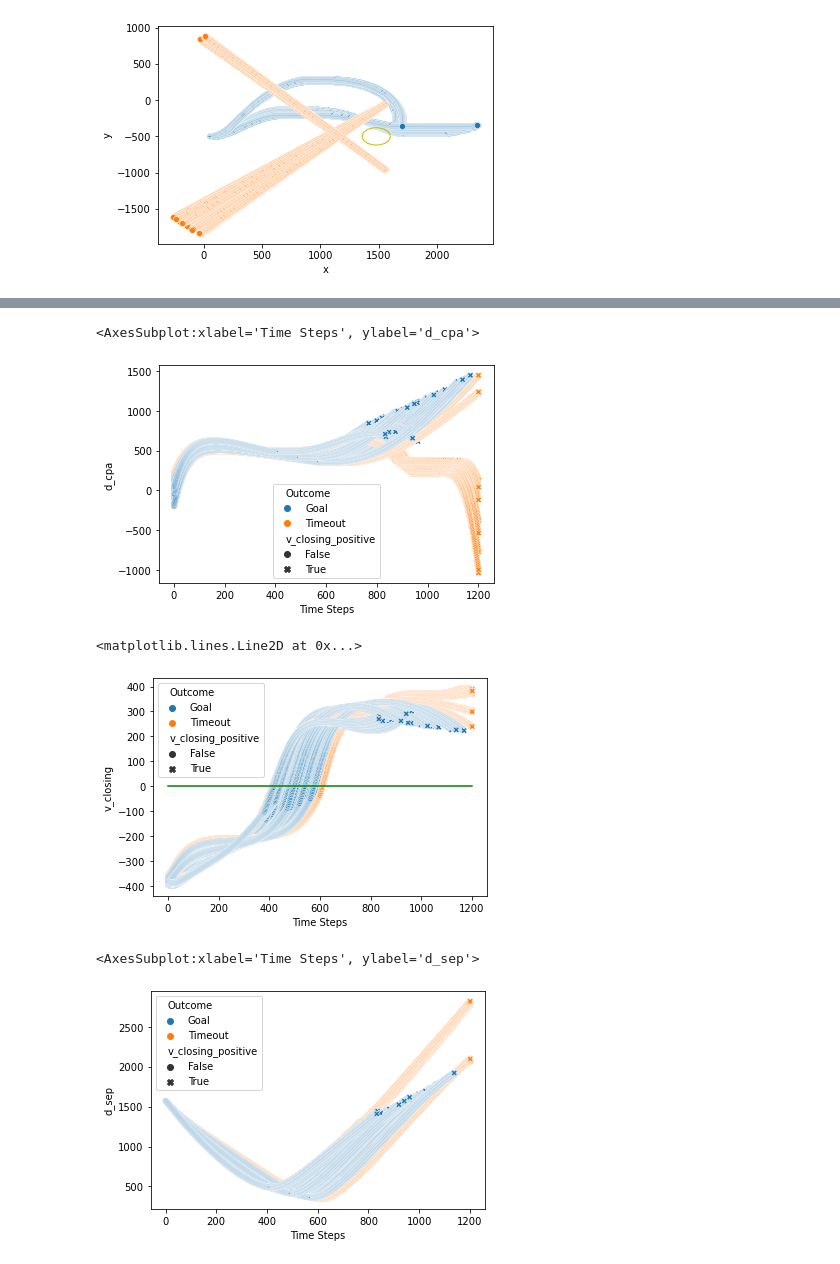
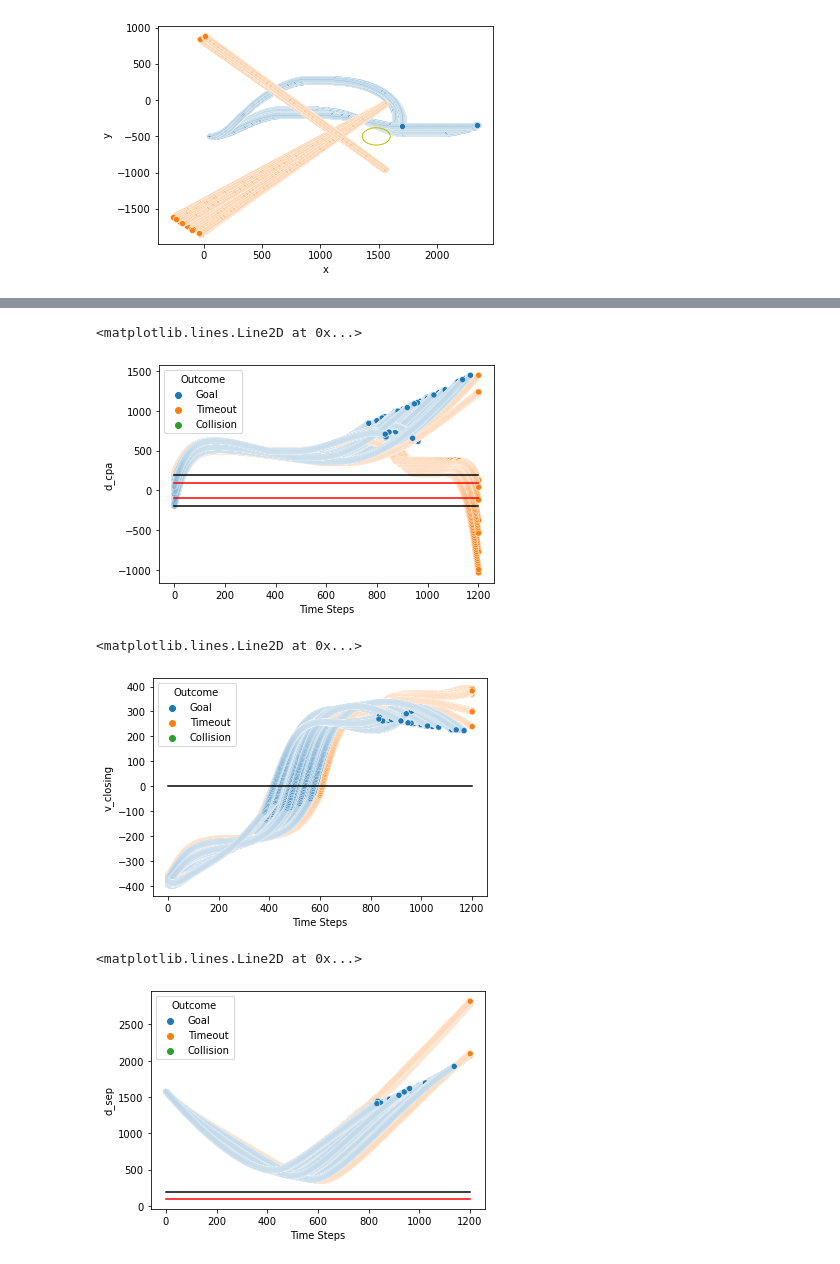
Before and after one commit to Christos-14/gym-ACAS2D, a Jupyter notebook: notebooks/simulation_ACAS2D_PPO_1048576_7_100.ipynb, the cells around one changed output, grey strips where cells are left out. Cells and saved outputs as stored; diff of their text form; code cells hidden in the pictures.

```diff
--- a/notebooks/simulation_ACAS2D_PPO_1048576_7_100.ipynb
+++ b/notebooks/simulation_ACAS2D_PPO_1048576_7_100.ipynb
@@ -212,6 +214,7 @@ sim["ty"] = ty_values
 sim["psi"] = psi_values
 sim["d_sep"] = d_sep_values
 sim["a_lat"] = a_lat_values
+sim["a_lat_norm"] = sim["a_lat"] / ACC_LAT_LIMIT
 sim["d_goal"] = d_goal_values
 sim["delta_heading"] = delta_heading_values
 sim["v_closing"] = v_closing_values
@@ -319,27 +314,47 @@ sns.scatterplot(x="Time Steps", y="delta_heading", hue="Outcome", style="v_closi
 # %%
 fig, ax = plt.subplots()
 
-sns.scatterplot(x="Time Steps", y="d_cpa", hue="Outcome", style="v_closing_positive" , data=sim, ax=ax)
+sns.scatterplot(x="Time Steps", y="d_cpa", data=sim, ax=ax,
+                hue="Outcome",
+                hue_order=["Goal", "Timeout", "Collision"])
+
+saf = plt.Line2D([0, 1200], [SAFE_DISTANCE, SAFE_DISTANCE], color="black")
+ax.add_line(saf)
+col = plt.Line2D([0, 1200], [2*COLLISION_RADIUS, 2*COLLISION_RADIUS], color="red")
+ax.add_line(col)
+safn = plt.Line2D([0, 1200], [-SAFE_DISTANCE, -SAFE_DISTANCE], color="black")
+ax.add_line(safn)
+coln = plt.Line2D([0, 1200], [-2*COLLISION_RADIUS, -2*COLLISION_RADIUS], color="red")
+ax.add_line(coln)
 # %% [output]
-<AxesSubplot:xlabel='Time Steps', ylabel='d_cpa'>
+<matplotlib.lines.Line2D at 0x...>
-[figure, old version]
+[figure, new version]
 # %%
 fig, ax = plt.subplots()
 
-sns.scatterplot(x="Time Steps", y="v_closing", hue="Outcome", style="v_closing_positive" , data=sim, ax=ax)
+sns.scatterplot(x="Time Steps", y="v_closing", data=sim, ax=ax,
+                hue="Outcome",
+                hue_order=["Goal", "Timeout", "Collision"])
 
-resolution = plt.Line2D([0, 1200], [0, 0], color="g")
+resolution = plt.Line2D([0, 1200], [0, 0], color="black")
 ax.add_line(resolution)
 # %% [output]
 <matplotlib.lines.Line2D at 0x...>
-[figure, old version]
+[figure, new version]
 # %%
 fig, ax = plt.subplots()
 
-sns.scatterplot(x="Time Steps", y="d_sep", hue="Outcome", style="v_closing_positive" , data=sim, ax=ax)
+sns.scatterplot(x="Time Steps", y="d_sep", data=sim, ax=ax,
+                hue="Outcome",
+                hue_order=["Goal", "Timeout", "Collision"])
+
+saf = plt.Line2D([0, 1200], [SAFE_DISTANCE, SAFE_DISTANCE], color="black")
+ax.add_line(saf)
+col = plt.Line2D([0, 1200], [2*COLLISION_RADIUS, 2*COLLISION_RADIUS], color="red")
+ax.add_line(col)
 # %% [output]
-<AxesSubplot:xlabel='Time Steps', ylabel='d_sep'>
+<matplotlib.lines.Line2D at 0x...>
-[figure, old version]
+[figure, new version]
 # %%
 fig, ax = plt.subplots()
 
```
Also changed, not shown: parts of 21 cells of this notebook, 16 other files.
